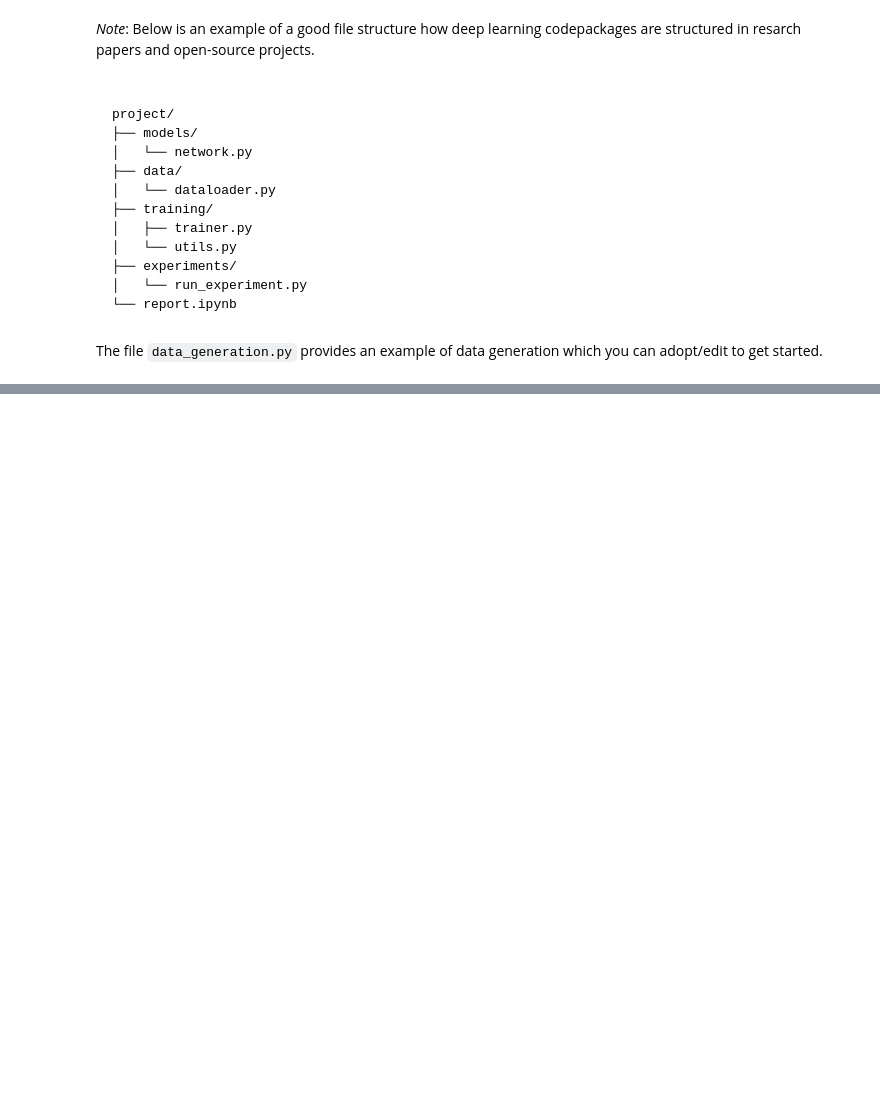
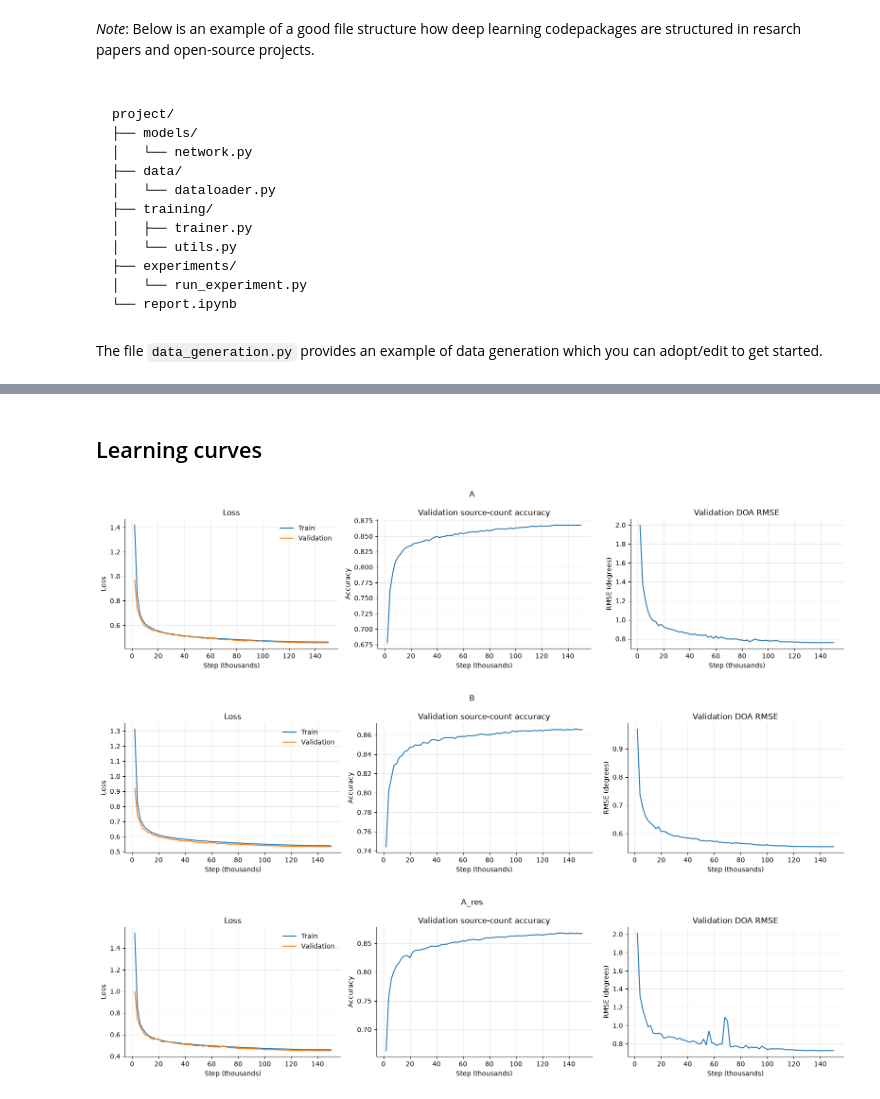
Before and after one commit to kylenamt/DOA_estimation, a Jupyter notebook: HW5.ipynb, the cells around one changed output, grey strips where cells are left out. Saved outputs shown, nothing was run; the diff lists cells and outputs as text; code cells hidden in the pictures; blank space fills up the shorter version.

```diff
--- a/HW5.ipynb
+++ b/HW5.ipynb
@@ -192,0 +74,27 @@ SNR = 5 dB
+# %%
+import json
+
+import torch
+
+from src.models import BaseDOAModel,ResidualHeadModel
+from src.evaluation import compute_baselines, compute_models, evaluate_per_snr, plot_learning_curve, plot_paper_figures, plot_results
+
+# name: scenario, network (weights from models/<name>/best.pth)
+MODELS = {
+    "A": dict(scenario="A", model=BaseDOAModel(d_model=32, input_norm=True)),
+    "B": dict(scenario="B", model=BaseDOAModel(d_model=32, input_norm=True)),
+    "A_res": dict(scenario="A", model=ResidualHeadModel(d_model=32, input_norm=True)),
+
+}
+for name, m in MODELS.items():
+    m["model"].load_state_dict(torch.load(f"models/{name}/best.pth"))
+# %% [markdown]
+## Learning curves
+# %%
+for name in MODELS:
+    with open(f"models/{name}/history.json") as f:
+        plot_learning_curve(json.load(f), title=name)
+# %% [output]
+[figure, added]
+[figure, added]
+[figure, added]
```
Also changed, not shown: parts of 10 cells of this notebook, 15 other files.
